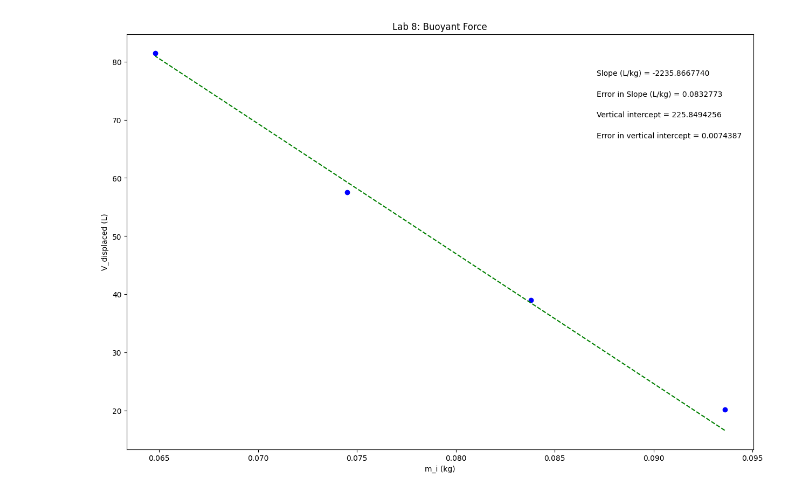
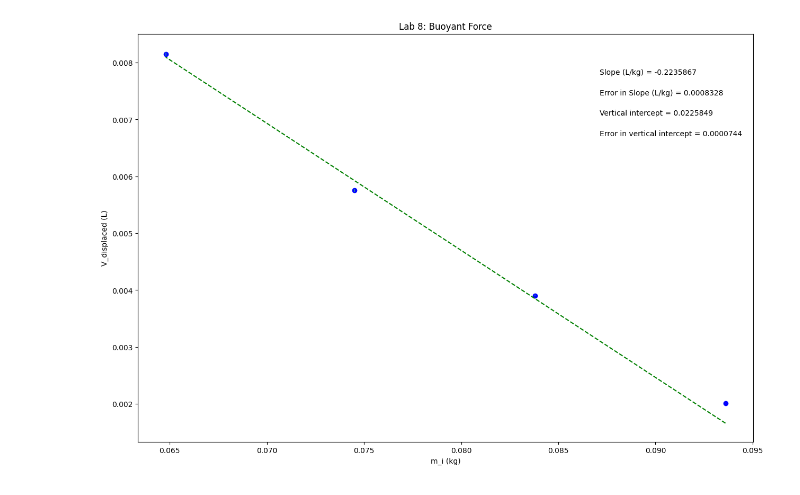
Before and after one commit to BryanWilliams-cmd/Physics-Lab, a Jupyter notebook: Bryan_Williams_Lab_Buoyant_Force.ipynb, the cells around one changed output. Drawn from its saved outputs; the diff is of its cells as text; code cells hidden in the pictures.

```diff
--- a/Bryan_Williams_Lab_Buoyant_Force.ipynb
+++ b/Bryan_Williams_Lab_Buoyant_Force.ipynb
@@ -21,9 +21,9 @@ import matplotlib.pyplot as plt
 
 m_i = np.array([0.0936, 0.0838, 0.0745, 0.0648])
 
-V_displaced = np.array([20.12178314, 39.0178739, 57.50540054, 81.50854286])
+V_displaced = np.array([0.002012178314, 0.00390178739, 0.005750540054, 0.008150854286])
 
-Unc_V = np.array([0.0007890895348, 0.001530112702, 0.002255113747, 0.003196413445])
+Unc_V = np.array([0.000007890895348, 0.00001530112702, 0.00002255113747, 0.00003196413445])
 
 
 
@@ -92,31 +92,31 @@ elif annotation_placement==3 or annotation_placement==4:
 #Don't need to change anything in this section!
 
 #Plot data on graph. Plot error bars and place values for slope,
 #error in slope, and vertical intercept (plus error) on the plot using "annotate"
 
 plt.figure(figsize=(15,10))
 
 plt.plot(x, fit, color='green', linestyle='--')
 plt.scatter(x, y, color='blue', marker='o')
 
 plt.xlabel(x_label)
 plt.ylabel(y_label)
 plt.title(plot_title)
 
 plt.errorbar(x, y, yerr=dy, xerr=None, fmt="none") #don't need to plot x error bars
 
 plt.annotate('Slope ({}) = {value:.{digits}f}'.format(slope_units,value=m, digits=7),
              (xpos, ypos[0]), xycoords='axes fraction')
 
 plt.annotate('Error in Slope ({}) = {value:.{digits}f}'.format(slope_units,value=dm, digits=7),
              (xpos, ypos[1]), xycoords='axes fraction')
 
 plt.annotate('Vertical intercept = {value:.{digits}f}'.format(value=b, digits=7),
              (xpos, ypos[2]), xycoords='axes fraction')
 
 plt.annotate('Error in vertical intercept = {value:.{digits}f}'.format(value=db, digits=7),
              (xpos, ypos[3]), xycoords='axes fraction')
 
 plt.show()
 # %% [output]
-[figure, old version]
+[figure, new version]
```
